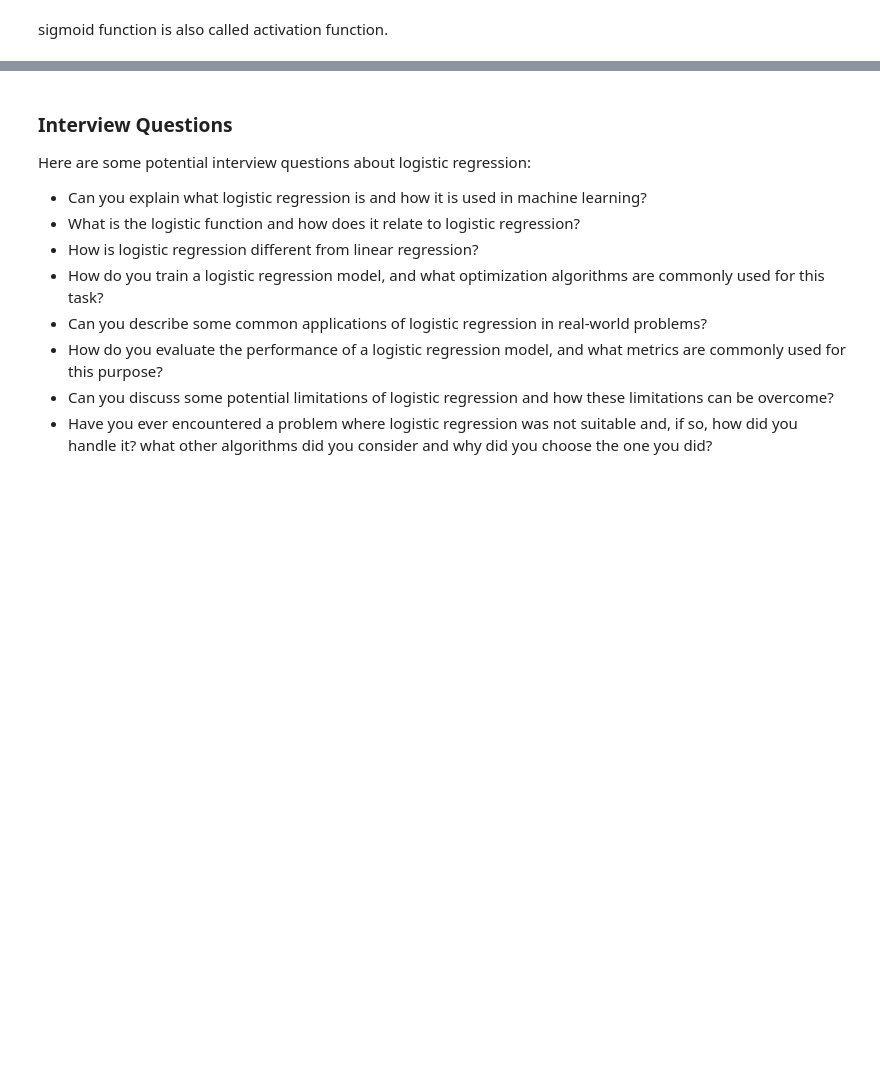
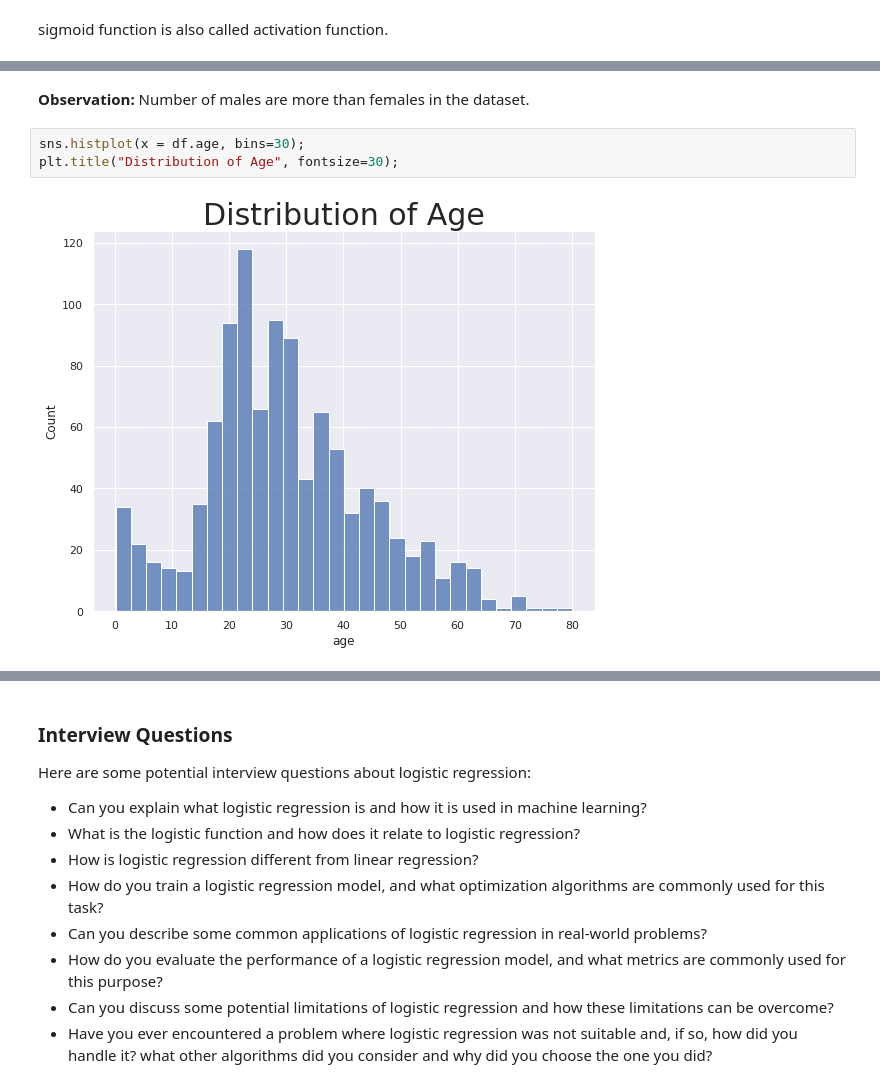
Before and after one commit to ehtisham-sadiq/Final-Year-Project-Material-, a Jupyter notebook: Week no 06/LogisticRegression.ipynb, the cells around one changed output, grey strips where cells are left out. Saved outputs shown, nothing was run; the diff lists cells and outputs as text; blank space fills up the shorter version.

```diff
--- a/Week no 06/LogisticRegression.ipynb
+++ b/Week no 06/LogisticRegression.ipynb
@@ -114,0 +303,7 @@ df.head()
+# %% [markdown]
+**Observation:** Number of males are more than females in the dataset.
+# %%
+sns.histplot(x = df.age, bins=30);
+plt.title("Distribution of Age", fontsize=30);
+# %% [output]
+[figure, added]
```
Also changed, not shown: parts of 76 cells of this notebook, 4 other files.
